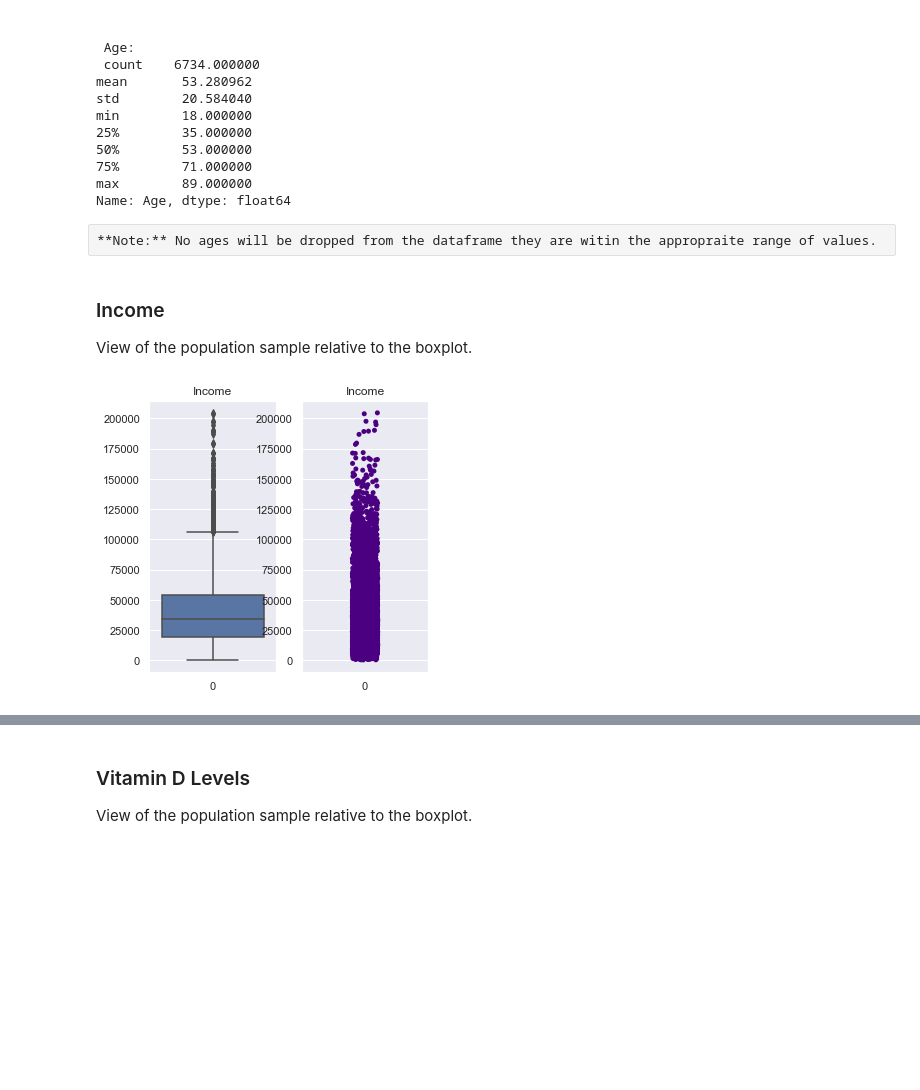
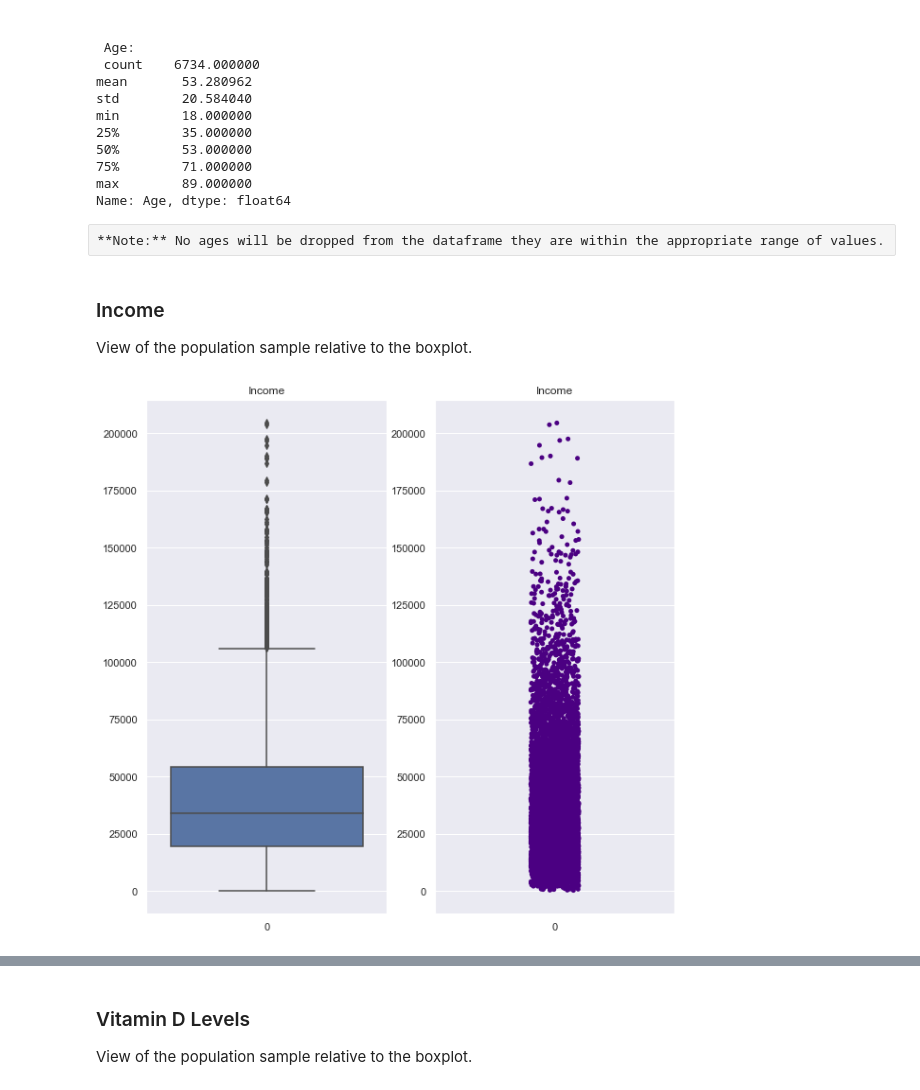
Before and after one commit to HeinoPortfolio/Data-Analytics-Grad-Work, a Jupyter notebook: 2 Data Cleaning/Heino_D206_Assessment.ipynb, the cells around one changed output, grey strips where cells are left out. Cells and saved outputs as stored; diff of their text form; code cells hidden in the pictures; blank space fills up the shorter version.

```diff
--- a/2 Data Cleaning/Heino_D206_Assessment.ipynb
+++ b/2 Data Cleaning/Heino_D206_Assessment.ipynb
@@ -523,3 +596,12 @@ min          0.000000
 75%       8905.000000
 max      33806.000000
 Name: Population, dtype: float64
+# %%
+# Show Population after removal
+sns.set(style='darkgrid')
+fig, (ax1, ax2) = plt.subplots(figsize=(8,8), ncols=2, sharex= True,
+                                    sharey=False)
+
+sns.boxplot(data=medical_df['Population'], ax = ax1).set(title="Population After Removal")
+sns.stripplot(data=medical_df['Population'], ax=ax2, color='green').set(title="Population")
+plt.show()
@@ -642,20 +735,20 @@ min        18.000000
 max        89.000000
 Name: Age, dtype: float64
 # %% [raw]
-**Note:** No ages will be dropped from the dataframe they are witin the appropraite range of values.
+**Note:** No ages will be dropped from the dataframe they are within the appropriate range of values.
 # %% [markdown]
 ### Income
 View of the population sample relative to the boxplot.
 # %%
-fig, (ax1, ax2) = plt.subplots(figsize= (5, 5), ncols=2, sharex= True,
+fig, (ax1, ax2) = plt.subplots(figsize= (10, 10), ncols=2, sharex= True,
                                     sharey=False)
 
 sns.boxplot(data=medical_df['Income'], ax = ax1).set(title="Income")
 sns.stripplot(data=medical_df['Income'], ax=ax2, color='indigo').set(title="Income")
 
 plt.show()
 # %% [output]
-[figure, old version]
+[figure, new version]
 # %%
 print("Nulls in Income frame BEFORE: ", medical_df["Income"].isna().sum())
 print("\nIncome: \n",medical_df['Income'].describe())
```
Also changed, not shown: parts of 75 cells of this notebook.
